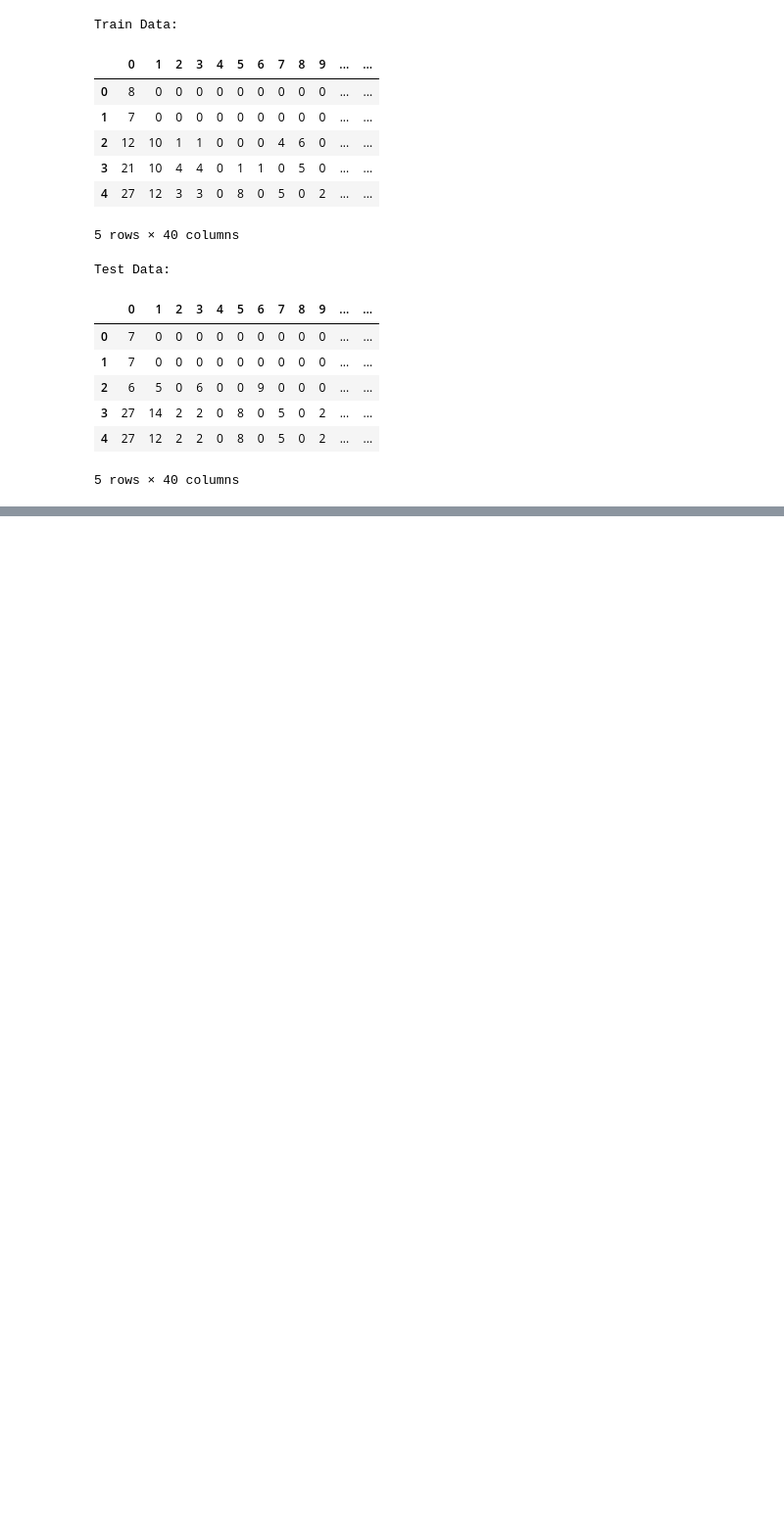
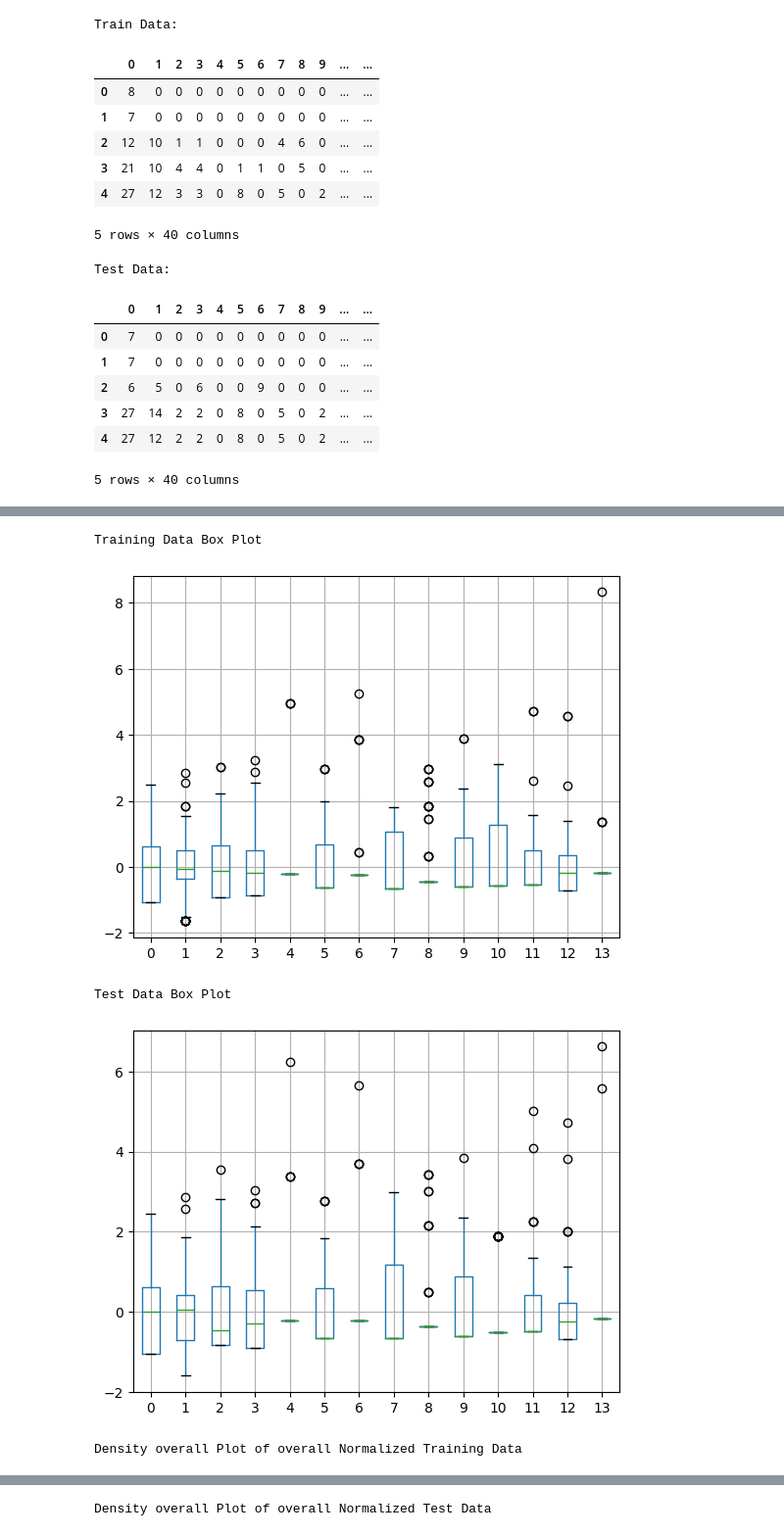
Before and after one commit to AlexxLunin/MLP_ASSSIGNMENT, a Jupyter notebook: 1_process_modeling.ipynb, the cells around one changed output, grey strips where cells are left out. Shown at 98% size. Cells and saved outputs as stored; diff of their text form; code cells hidden in the pictures; blank space fills up the shorter version.

```diff
--- a/1_process_modeling.ipynb
+++ b/1_process_modeling.ipynb
@@ -46,0 +82,35 @@ y_test_df = df_test.iloc[:, 14:]
+# %%
+normalized_X_train_df=(X_train_df-X_train_df.mean())/X_train_df.std()
+
+## Normalize testing data
+normalized_X_test_df=(X_test_df-X_test_df.mean())/X_test_df.std()
+# %%
+print('Training Data Box Plot')
+normalized_X_train_df.boxplot()
+plt.show()
+
+print('Test Data Box Plot')
+normalized_X_test_df.boxplot()
+plt.show()
+
+print('Density overall Plot of overall Normalized Training Data')
+sns.kdeplot(normalized_X_train_df)
+plt.show()
+
+sns.kdeplot(data = normalized_X_train_df.sum(axis=0), label="Overall Normalized Training Data")
+plt.legend()
+plt.show()
+
+print('Density overall Plot of overall Normalized Test Data')
+sns.kdeplot(normalized_X_test_df)
+plt.show()
+
+sns.kdeplot(normalized_X_test_df.sum(axis=0), label="Overall Normalized Testing Data")
+plt.legend()
+plt.show()
+# %% [output]
+Training Data Box Plot
+[figure, added]
+Test Data Box Plot
+[figure, added]
+Density overall Plot of overall Normalized Training Data
@@ -46,0 +119 @@ y_test_df = df_test.iloc[:, 14:]
+Density overall Plot of overall Normalized Test Data
```
Also changed, not shown: parts of 2 cells of this notebook, 1 other file.
